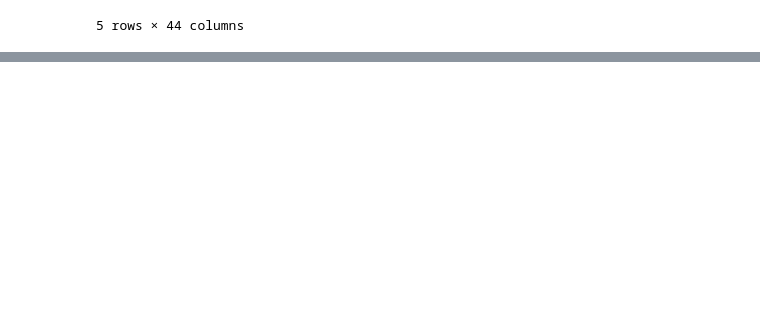
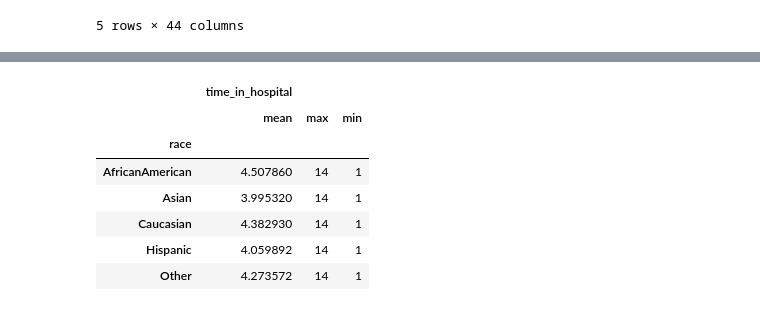
Before and after one commit to ThoaShook/DS-Project_01, a Jupyter notebook: Readmission_Data.ipynb, the cells around one changed output, grey strips where cells are left out. Cells and saved outputs as stored; diff of their text form; code cells hidden in the pictures; blank space fills up the shorter version.

```diff
--- a/Readmission_Data.ipynb
+++ b/Readmission_Data.ipynb
@@ -256,0 +310,11 @@ ax.tick_params(axis ='x', rotation = 90);
+# %%
+df.groupby('race').agg({'time_in_hospital': ['mean','max','min']}).head()
+# %% [output]
+|  | time_in_hospital |  |  |
+|  | mean | max | min |
+| race |  |  |  |
+| AfricanAmerican | 4.507860 | 14 | 1 |
+| Asian | 3.995320 | 14 | 1 |
+| Caucasian | 4.382930 | 14 | 1 |
+| Hispanic | 4.059892 | 14 | 1 |
+| Other | 4.273572 | 14 | 1 |
```
Also changed, not shown: parts of 8 cells of this notebook.
